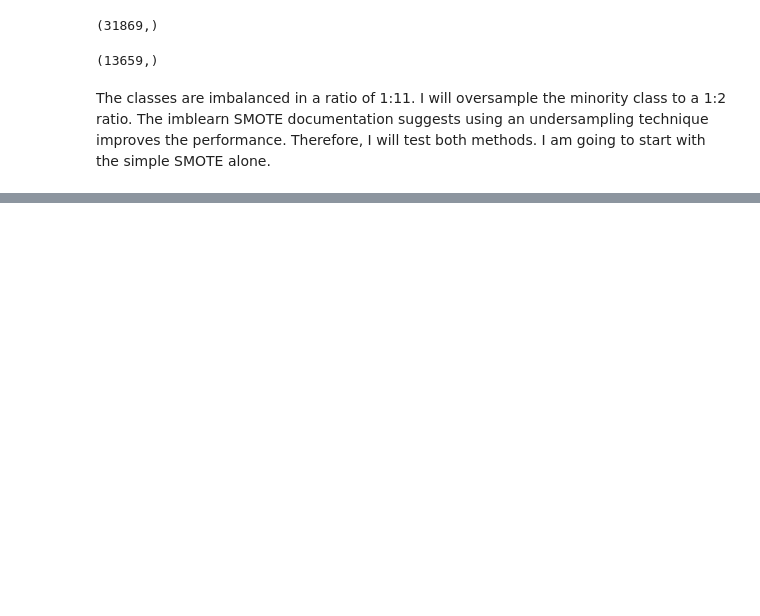
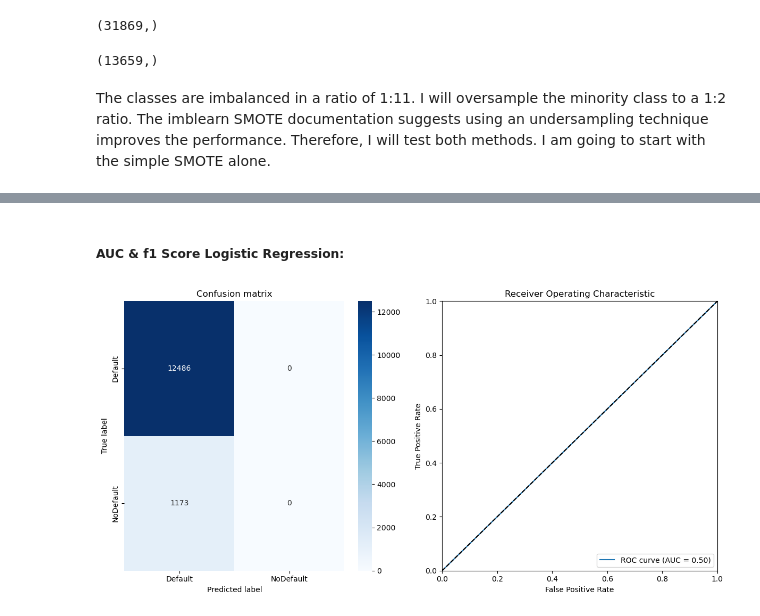
Before and after one commit to CamiloDS16/Project-2-AmEx-Credit-Card-Default-, a Jupyter notebook: Project-2-AmEx-Credit-Card-Default-/notebooks/modeling_amex.ipynb, the cells around one changed output, grey strips where cells are left out. Saved outputs shown, nothing was run; the diff lists cells and outputs as text; code cells hidden in the pictures; blank space fills up the shorter version.

```diff
--- a/Project-2-AmEx-Credit-Card-Default-/notebooks/modeling_amex.ipynb
+++ b/Project-2-AmEx-Credit-Card-Default-/notebooks/modeling_amex.ipynb
@@ -575,0 +276,17 @@ Confusion matrix, without normalization
+# %%
+# defining model Random Forest Classifier object
+rf = RandomForestClassifier(n_estimators=200, random_state=42, n_jobs=-1)
+# fitting model to data
+model_rf = rf.fit(X_train_res, y_train_res)
+# defining model Logistic Regression
+logreg = LogisticRegression(random_state=42, max_iter=500)
+# fitting the data to the model
+model_logreg = logreg.fit(X_train_res, y_train_res)
+# KNN Model with default hyperparameters
+knn = KNeighborsClassifier(n_neighbors=2)
+# fit the data to the model and perform cross-validation
+knn_model = knn.fit(X_train_res, y_train_res)
+# GBC with default hyperparameter
+gbc = GradientBoostingClassifier(learning_rate=0.1, n_estimators=100, random_state=42)
+# fitting data to model
+gbc_model = gbc.fit(X_train_res, y_train_res)
@@ -575,0 +355,9 @@ Confusion matrix, without normalization
+# %% [markdown]
+##### AUC & f1 Score Logistic Regression:
+# %%
+# defining y_pred for visualization
+y_pred_lr = logreg.predict(X_test)
+# using previous defined function for visualization
+plot_cm_auc(y_test, y_pred_lr, classes=['Default', 'NoDefault'])
+# %% [output]
+[figure, added]
```
Also changed, not shown: parts of 88 cells of this notebook.
